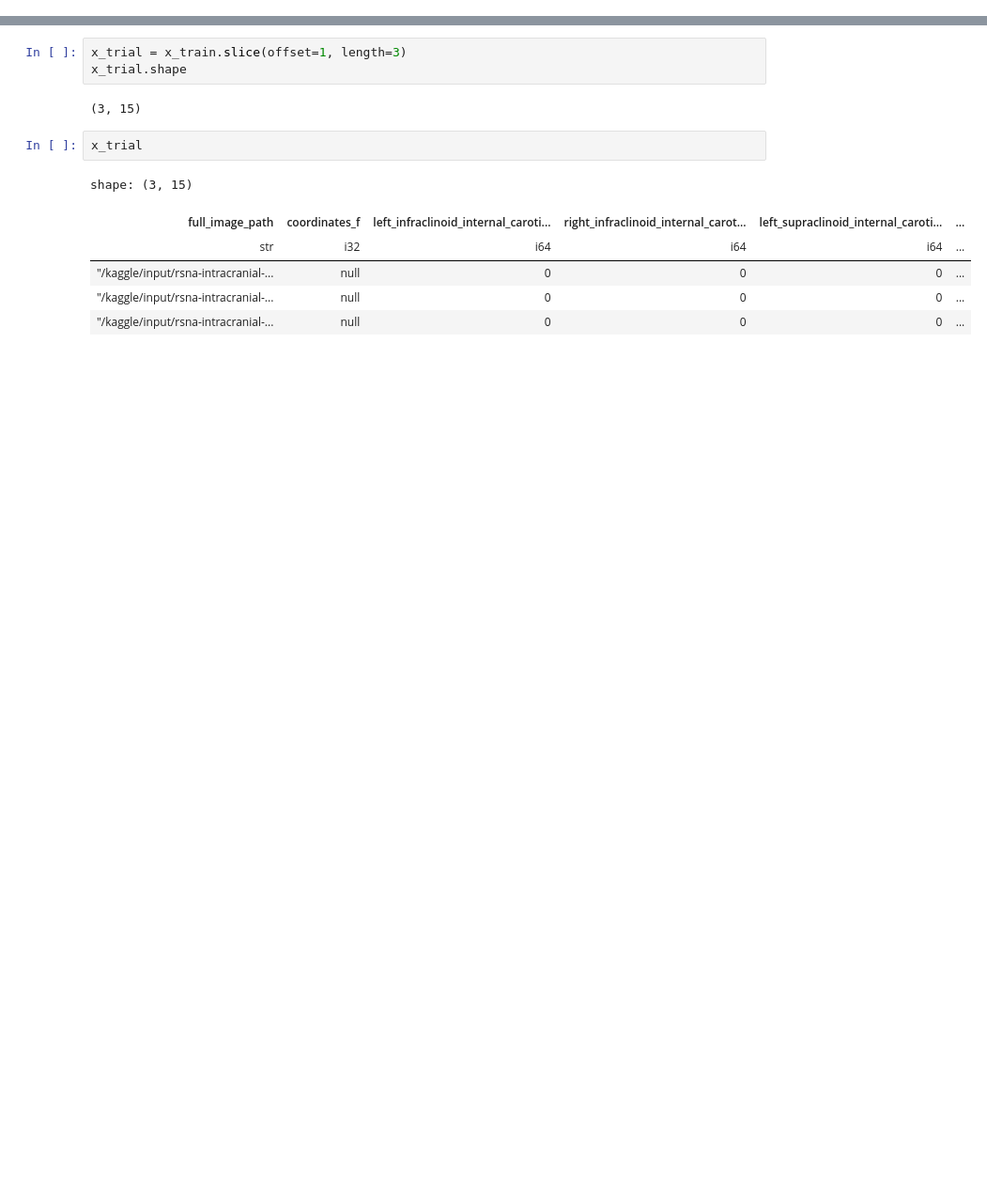
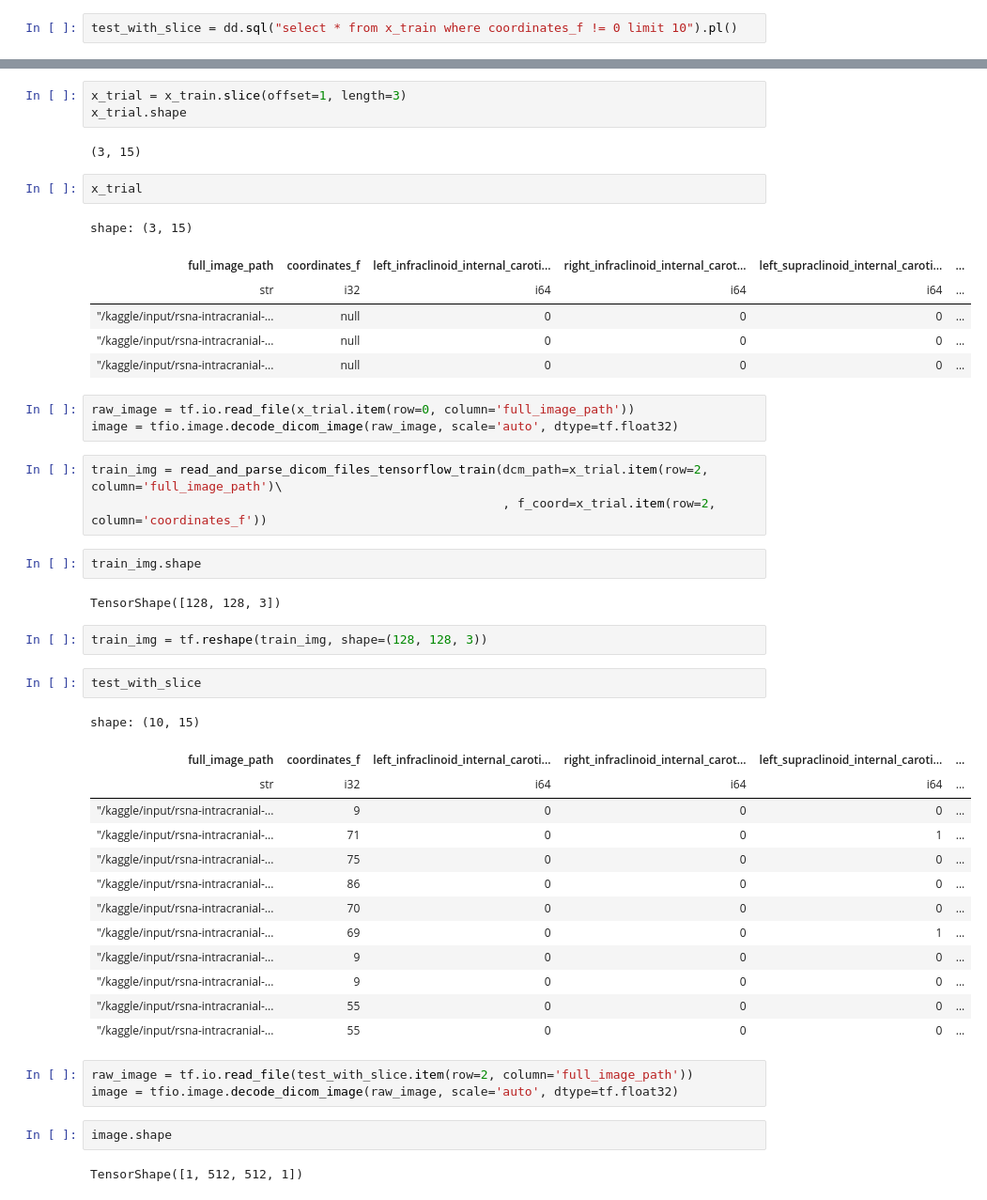
Before and after one commit to sumaniitm/RSNA_Intracranial_Aneurysm_Detection_2025, a Jupyter notebook: baseline-and-feature-engineering.ipynb, the cells around one changed output, grey strips where cells are left out. Shown at 94% size. Drawn from its saved outputs; the diff is of its cells as text; blank space fills up the shorter version.

Commit message:
Kaggle Notebook | baseline-and-feature-engineering | Version 3

```diff
--- a/baseline-and-feature-engineering.ipynb
+++ b/baseline-and-feature-engineering.ipynb
@@ -486,6 +475,8 @@ print("Validation data shape : {0}".format(x_valid.shape))
 Training data shape : (600807, 15)
 Test data shape : (320431, 15)
 Validation data shape : (80108, 15)
+# %%
+test_with_slice = dd.sql("select * from x_train where coordinates_f != 0 limit 10").pl()
 # %%
 label_cols = ['left_infraclinoid_internal_carotid_artery',  'right_infraclinoid_internal_carotid_artery',  'left_supraclinoid_internal_carotid_artery'
                   ,  'right_supraclinoid_internal_carotid_artery',  'left_middle_cerebral_artery',  'right_middle_cerebral_artery',  'anterior_communicating_artery'
@@ -552,3 +532,38 @@ shape: (3, 15)
 | "/kaggle/input/rsna-intracranial-... | null | 0 | 0 | 0 | ... |
 | "/kaggle/input/rsna-intracranial-... | null | 0 | 0 | 0 | ... |
 | "/kaggle/input/rsna-intracranial-... | null | 0 | 0 | 0 | ... |
+# %%
+raw_image = tf.io.read_file(x_trial.item(row=0, column='full_image_path'))
+image = tfio.image.decode_dicom_image(raw_image, scale='auto', dtype=tf.float32)
+# %%
+train_img = read_and_parse_dicom_files_tensorflow_train(dcm_path=x_trial.item(row=2, column='full_image_path')\
+                                                        , f_coord=x_trial.item(row=2, column='coordinates_f'))
+# %%
+train_img.shape
+# %% [output]
+TensorShape([128, 128, 3])
+# %%
+train_img = tf.reshape(train_img, shape=(128, 128, 3))
+# %%
+test_with_slice
+# %% [output]
+shape: (10, 15)
+| full_image_path | coordinates_f | left_infraclinoid_internal_caroti... | right_infraclinoid_internal_carot... | left_supraclinoid_internal_caroti... | ... |
+| str | i32 | i64 | i64 | i64 | ... |
+| "/kaggle/input/rsna-intracranial-... | 9 | 0 | 0 | 0 | ... |
+| "/kaggle/input/rsna-intracranial-... | 71 | 0 | 0 | 1 | ... |
+| "/kaggle/input/rsna-intracranial-... | 75 | 0 | 0 | 0 | ... |
+| "/kaggle/input/rsna-intracranial-... | 86 | 0 | 0 | 0 | ... |
+| "/kaggle/input/rsna-intracranial-... | 70 | 0 | 0 | 0 | ... |
+| "/kaggle/input/rsna-intracranial-... | 69 | 0 | 0 | 1 | ... |
+| "/kaggle/input/rsna-intracranial-... | 9 | 0 | 0 | 0 | ... |
+| "/kaggle/input/rsna-intracranial-... | 9 | 0 | 0 | 0 | ... |
+| "/kaggle/input/rsna-intracranial-... | 55 | 0 | 0 | 0 | ... |
+| "/kaggle/input/rsna-intracranial-... | 55 | 0 | 0 | 0 | ... |
+# %%
+raw_image = tf.io.read_file(test_with_slice.item(row=2, column='full_image_path'))
+image = tfio.image.decode_dicom_image(raw_image, scale='auto', dtype=tf.float32)
+# %%
+image.shape
+# %% [output]
+TensorShape([1, 512, 512, 1])
```
Also changed, not shown: parts of 24 cells of this notebook.
